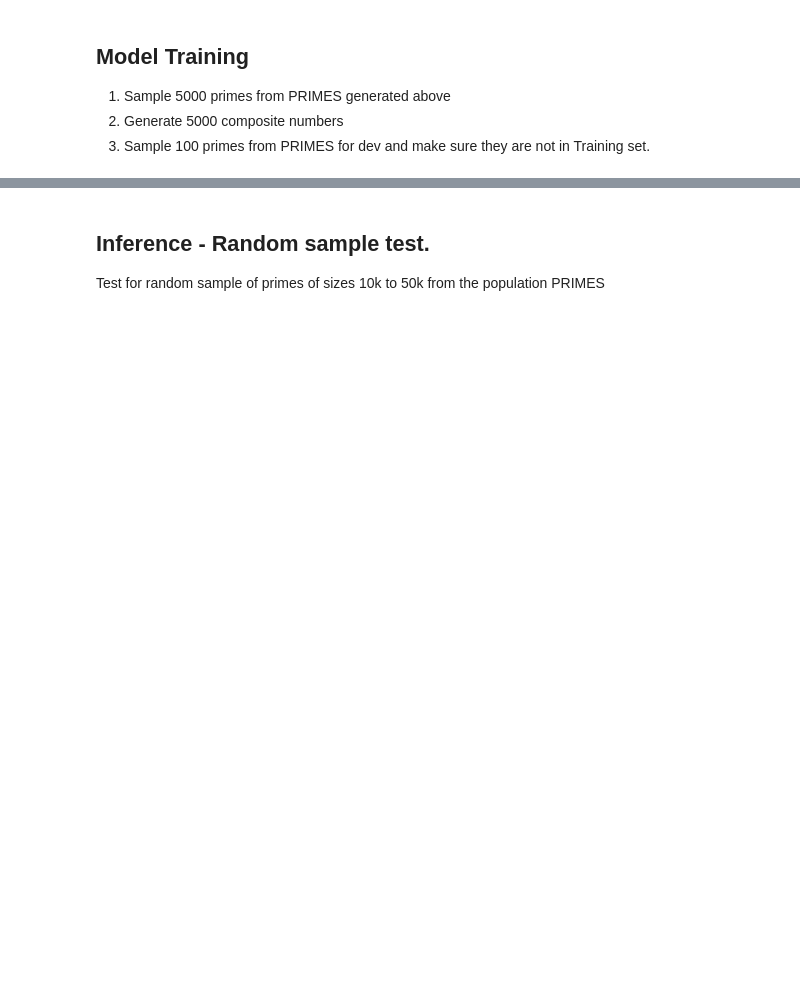
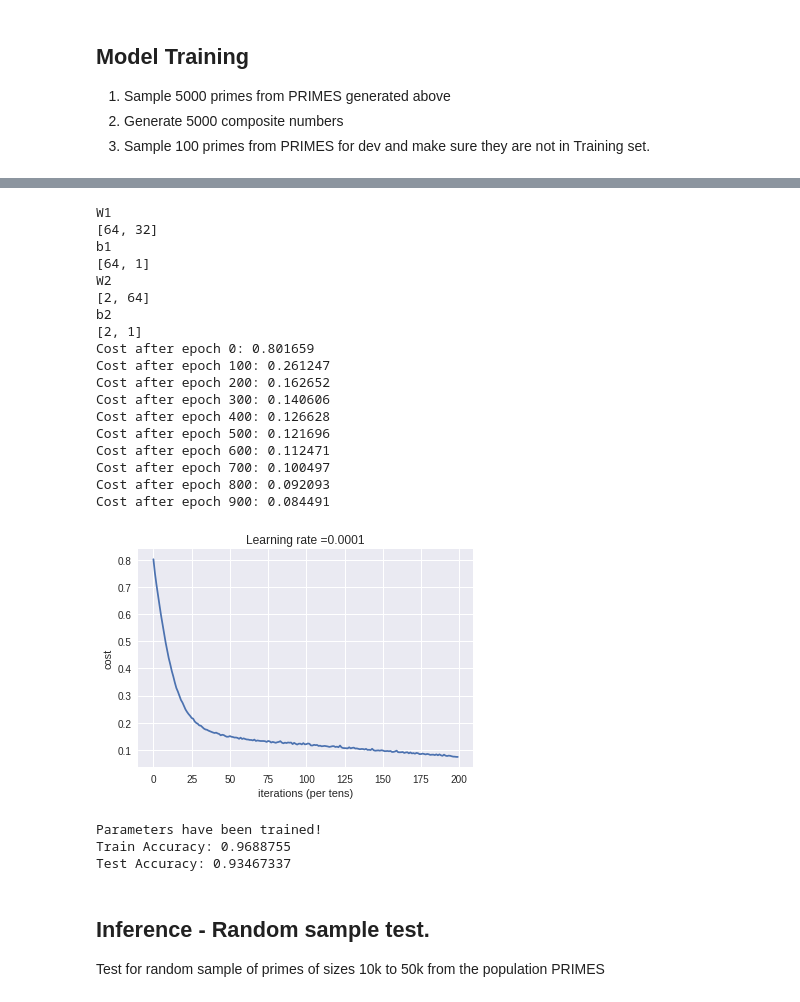
Before and after one commit to yepuv1/primality, a Jupyter notebook: Prime_numbers.ipynb, the cells around one changed output, grey strips where cells are left out. Cells and saved outputs as stored; diff of their text form; code cells hidden in the pictures; blank space fills up the shorter version.

```diff
--- a/Prime_numbers.ipynb
+++ b/Prime_numbers.ipynb
@@ -438,3 +515,28 @@ Test Accuracy: 0.96907216
+# %%
+parameters = main(X_train, Y_train, training_size, X_test, Y_test, test_size)
+# %% [output]
+W1
+[64, 32]
+b1
+[64, 1]
+W2
+[2, 64]
+b2
+[2, 1]
+Cost after epoch 0: 0.801659
+Cost after epoch 100: 0.261247
+Cost after epoch 200: 0.162652
+Cost after epoch 300: 0.140606
+Cost after epoch 400: 0.126628
+Cost after epoch 500: 0.121696
+Cost after epoch 600: 0.112471
+Cost after epoch 700: 0.100497
+Cost after epoch 800: 0.092093
+Cost after epoch 900: 0.084491
+[figure, added]
+Parameters have been trained!
+Train Accuracy: 0.9688755
+Test Accuracy: 0.93467337
 # %% [markdown]
 ##  Inference - Random sample test.
 
```
Also changed, not shown: parts of 20 cells of this notebook.
